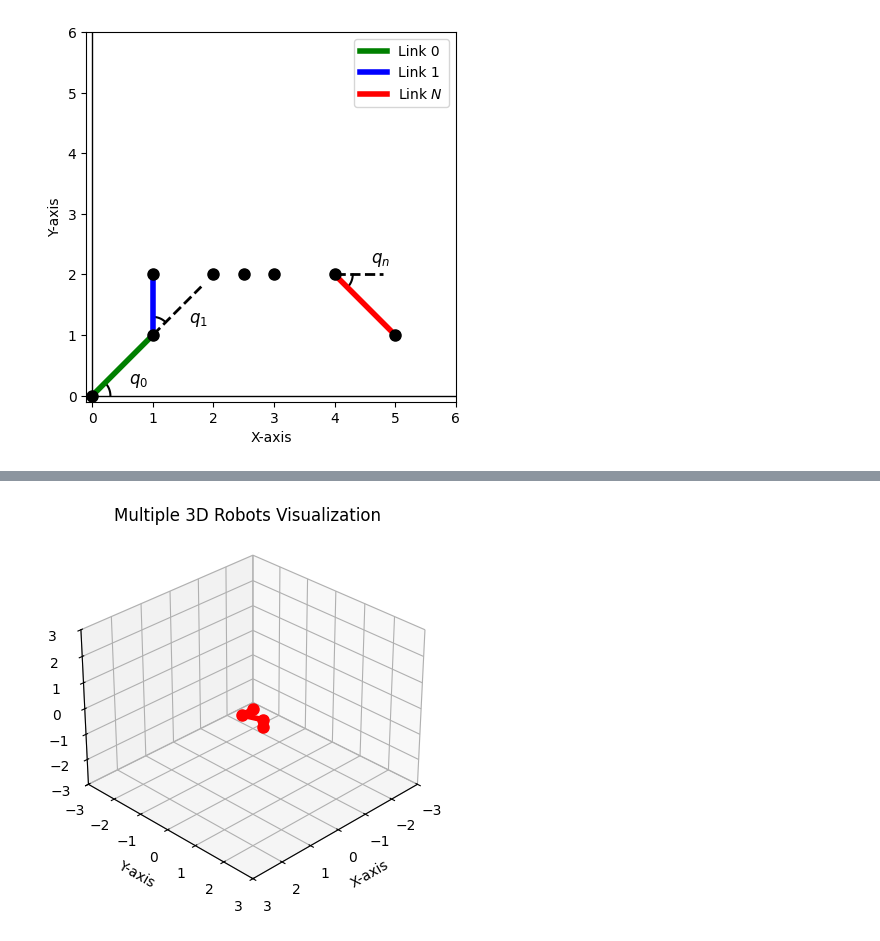
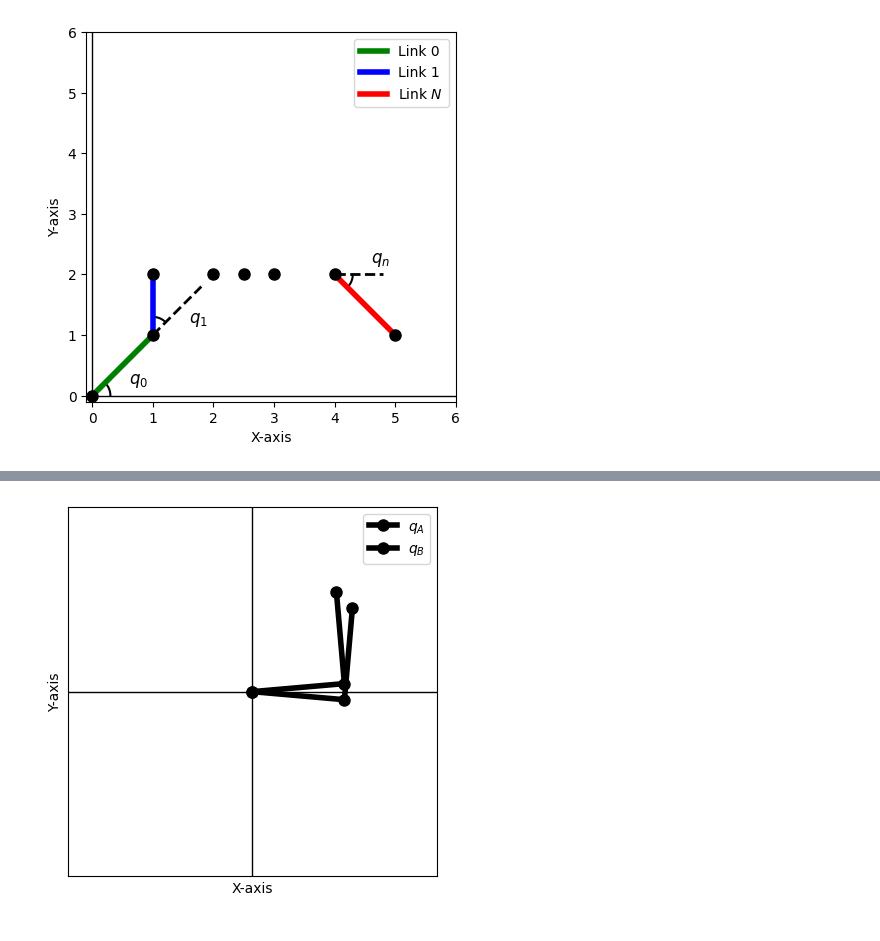
Before and after one commit to Haislich/AMRNotes, a Jupyter notebook: scripts/configuration_space.ipynb, the cells around one changed output, grey strips where cells are left out. Cells and saved outputs as stored; diff of their text form; code cells hidden in the pictures.

```diff
--- a/scripts/configuration_space.ipynb
+++ b/scripts/configuration_space.ipynb
@@ -506,16 +522,17 @@ plt.show()
 # Example usage of the PlanarRobot class:
 
 # Define joint angles (in radians) and link lengths for two robots
-joint_angles_1 = np.radians([90, -45, -90])  # Robot 1's joint angles
-link_lengths_1 = [1.0] * len(joint_angles_1)  # Robot 1's link lengths
-
-joint_angles_2 = np.radians([45, 45, 45])  # Robot 2's joint angles
-link_lengths_2 = [0.8] * len(joint_angles_2)  # Robot 2's link lengths
+joint_angles = np.radians(
+    [
+        45,
+        -45,
+    ]
+)  # Robot 1's joint angles
+link_lengths = [1.0] * len(joint_angles)  # Robot 1's link lengths
 
 # Create robot instances with different configurations and colors
-robot1 = PlanarRobot(joint_angles_1, link_lengths_1, color="red")
-robot2 = PlanarRobot(joint_angles_2, link_lengths_2, color="blue")
+robot = PlanarRobot(joint_angles, link_lengths, color="black")
 
 # Plot both robots on the same graph with dynamic limits based on their total reach
-plot_multiple_planar_robots(robot1, robot2)
+plot_multiple_planar_robots(robot)
 # %% [output]
@@ -523,29 +685,17 @@ plot_multiple_planar_robots(robot1, robot2)
 # %%
-# Example usage of the Robot3D class:
+# Define joint angles (in radians) and link lengths for two robots
+joint_angles1 = np.radians([5, 90])
+link_lengths1 = [1.0] * len(joint_angles)
 
-# Define joint angles (theta), link lengths (a), link twists (alpha), and offsets (d) for two robots
-joint_angles_1 = np.radians(
-    [
-        30,
-        45,
-        -30,
-    ]
-)  # Robot 1's joint angles
-link_lengths_1 = [1.0] * len(joint_angles_1)  # Robot 1's link lengths
-alpha_1 = np.radians(
-    [
-        0,
-        0,
-        0,
-    ]
-)  # Robot 1's link twists (alpha)
-d_1 = [0.5] * len(joint_angles_1)  # Robot 1's link offsets
+joint_angles2 = np.radians([-5, 90])
+link_lengths2 = [1.0] * len(joint_angles)
+
+# Create robot instances with different configurations and colors
+robot1 = PlanarRobot(joint_angles1, link_lengths1, color="black", label=r"$q_A$")
+robot2 = PlanarRobot(joint_angles2, link_lengths2, color="black", label=r"$q_B$")
 
 
-# Create robot instances with different configurations and colors
-robot = SpatialRobot(joint_angles_1, link_lengths_1, alpha_1, d_1, color="red")
-
-# Plot both robots on the same 3D graph with dynamic limits based on their total reach
-plot_multiple_spatial_robots(robot)
+# Plot both robots on the same graph with dynamic limits based on their total reach
+plot_multiple_planar_robots(robot1, robot2, legend=True)
 # %% [output]
-[figure, old version]
+[figure, new version]
```
Also changed, not shown: parts of 9 cells of this notebook, 13 other files.
